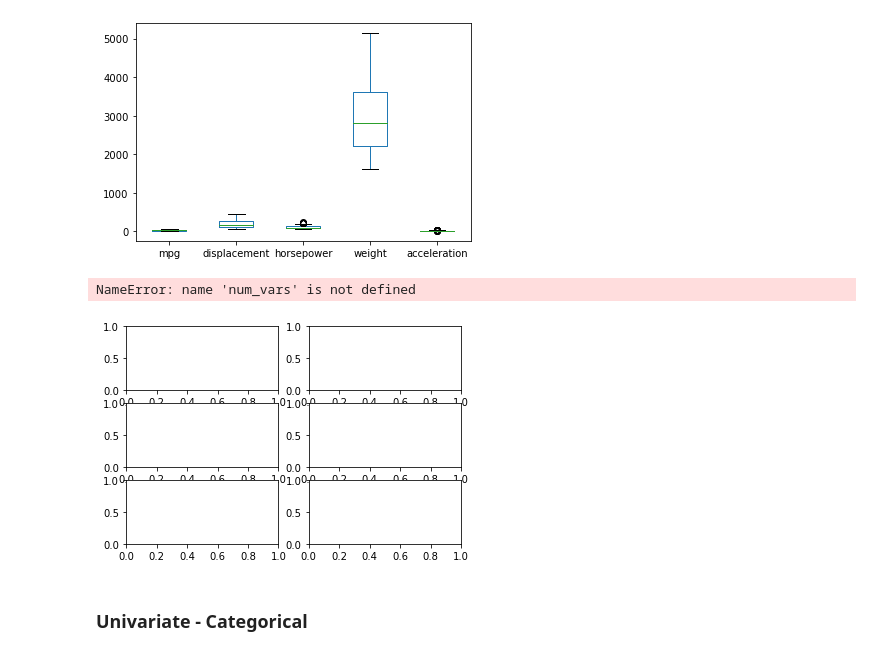
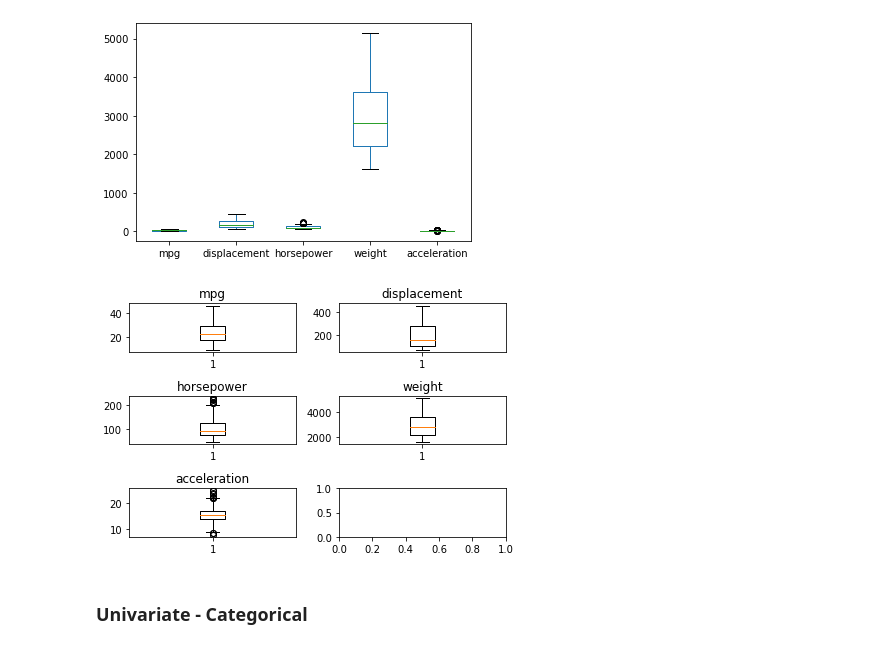
Before and after one commit to priyaseejoor/INTRO-TO-DATA-ANALYSIS, a Jupyter notebook: cars.ipynb, the cells around one changed output. Saved outputs shown, nothing was run; the diff lists cells and outputs as text; code cells hidden in the pictures.

```diff
--- a/cars.ipynb
+++ b/cars.ipynb
@@ -255,13 +255,12 @@ cars[numeric_vars].plot(kind='box')
 # %%
 # To better visualize the boxplots, let's plot them one at a time.
 fig, axes = plt.subplots(3,2)
-for ax, var in zip(axes.ravel(), num_vars):
+for ax, var in zip(axes.ravel(), numeric_vars):
     ax.boxplot(cars[var])
     ax.set_title(var)
 plt.tight_layout()
 # %% [output]
-NameError: name 'num_vars' is not defined
-[figure, old version]
+[figure, new version]
 # %% [markdown]
 ### Univariate - Categorical
 # %%
```
Also changed, not shown: parts of 18 cells of this notebook, 3 other files.
